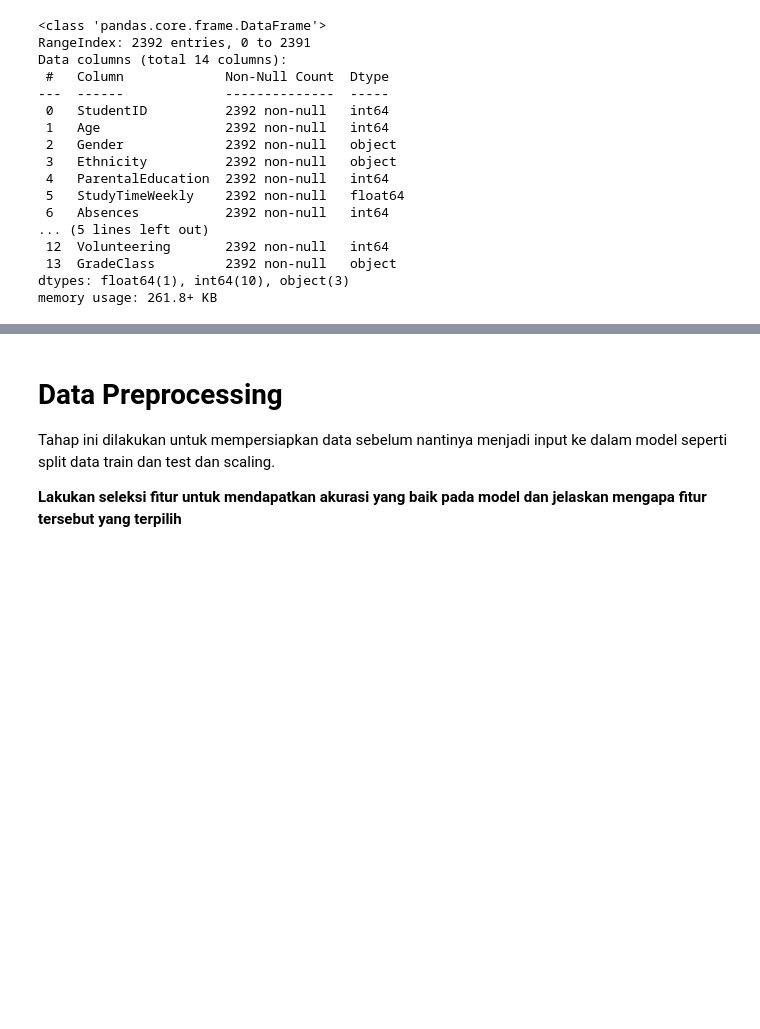
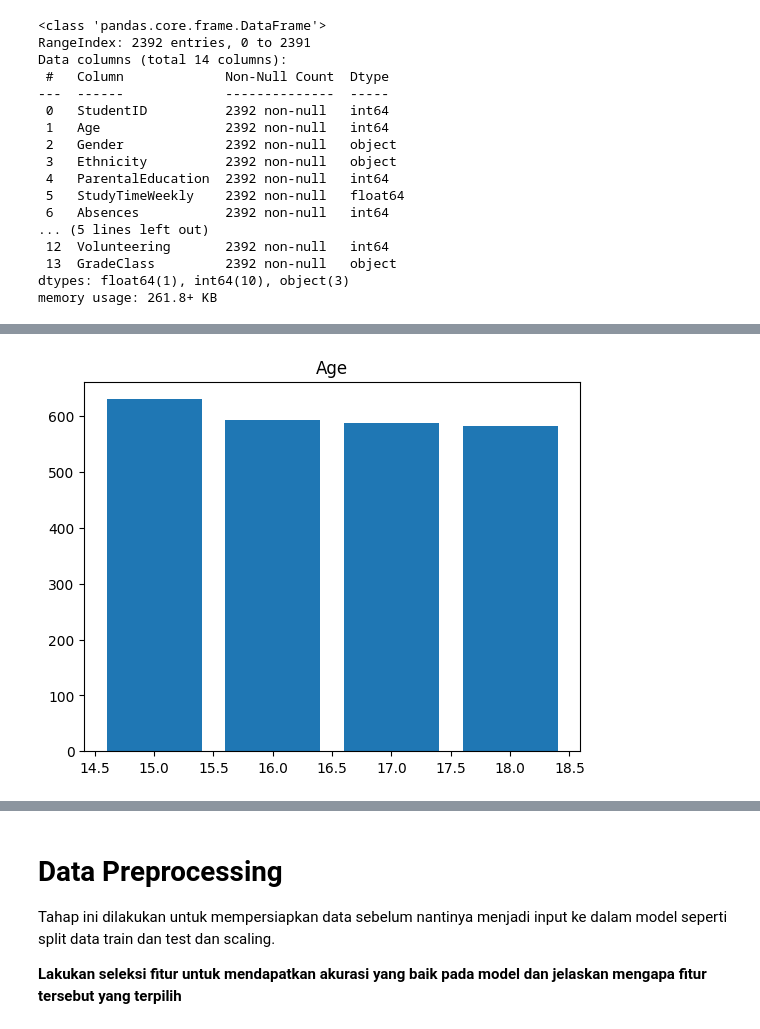
Before and after one commit to sultanjulyan/IF5140-Praktikum-1-Klasifikasi, a Jupyter notebook: IF5140_Praktikum_1_Klasifikasi_.ipynb, the cells around one changed output, grey strips where cells are left out. Cells and saved outputs as stored; diff of their text form; code cells hidden in the pictures; blank space fills up the shorter version.

```diff
--- a/IF5140_Praktikum_1_Klasifikasi_.ipynb
+++ b/IF5140_Praktikum_1_Klasifikasi_.ipynb
@@ -164,6 +200,8 @@ for i in df.columns:
 # %%
 eda_df = df.copy()
 
-plt.title("[nama_untuk_title]")
-plt.bar(eda_df["[nama_kolom]"].value_counts().index, eda_df["[nama_kolom]"].value_counts())
+plt.title("Age")
+plt.bar(eda_df["Age"].value_counts().index, eda_df["Age"].value_counts())
 plt.show()
+# %% [output]
+[figure, added]
```
Also changed, not shown: parts of 16 cells of this notebook.
